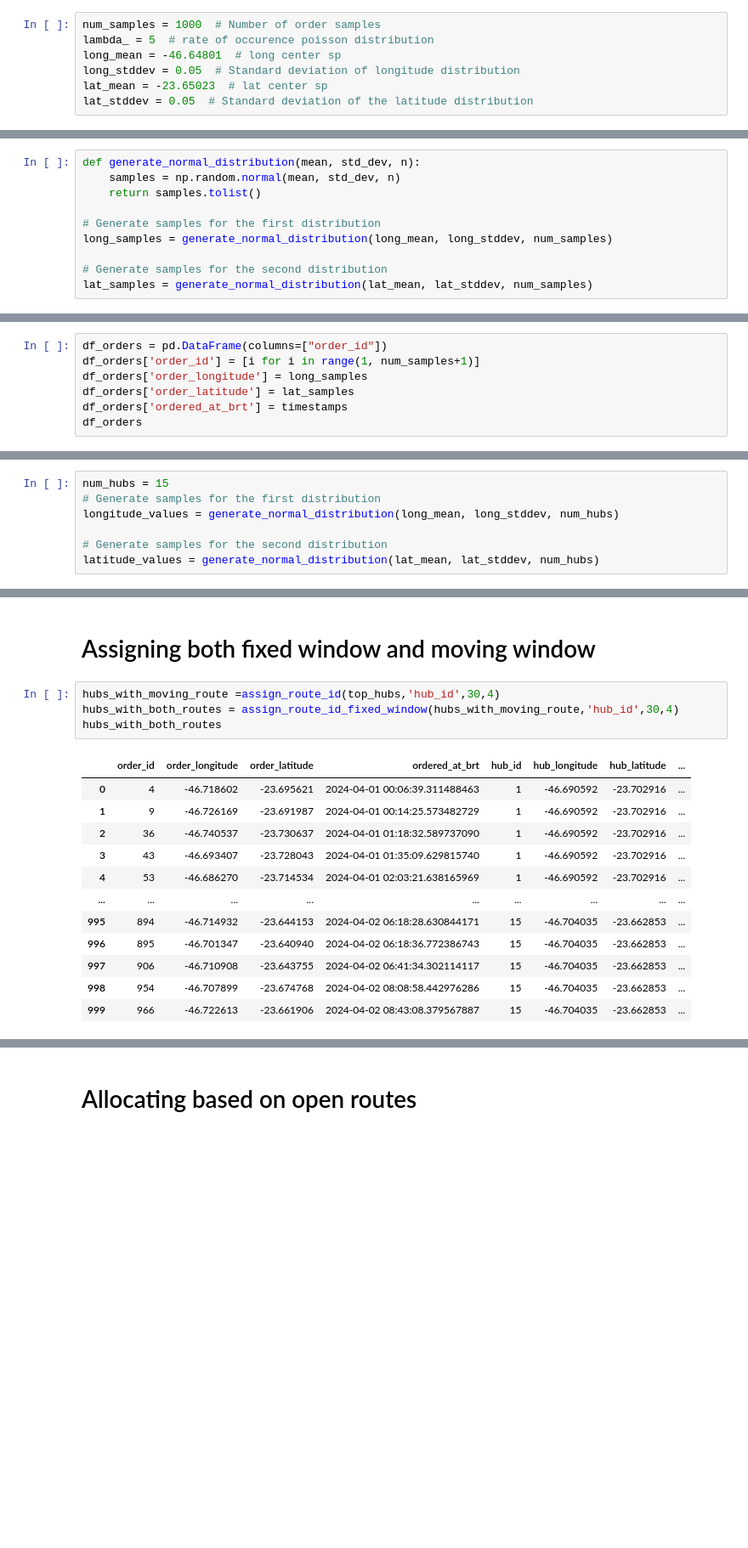
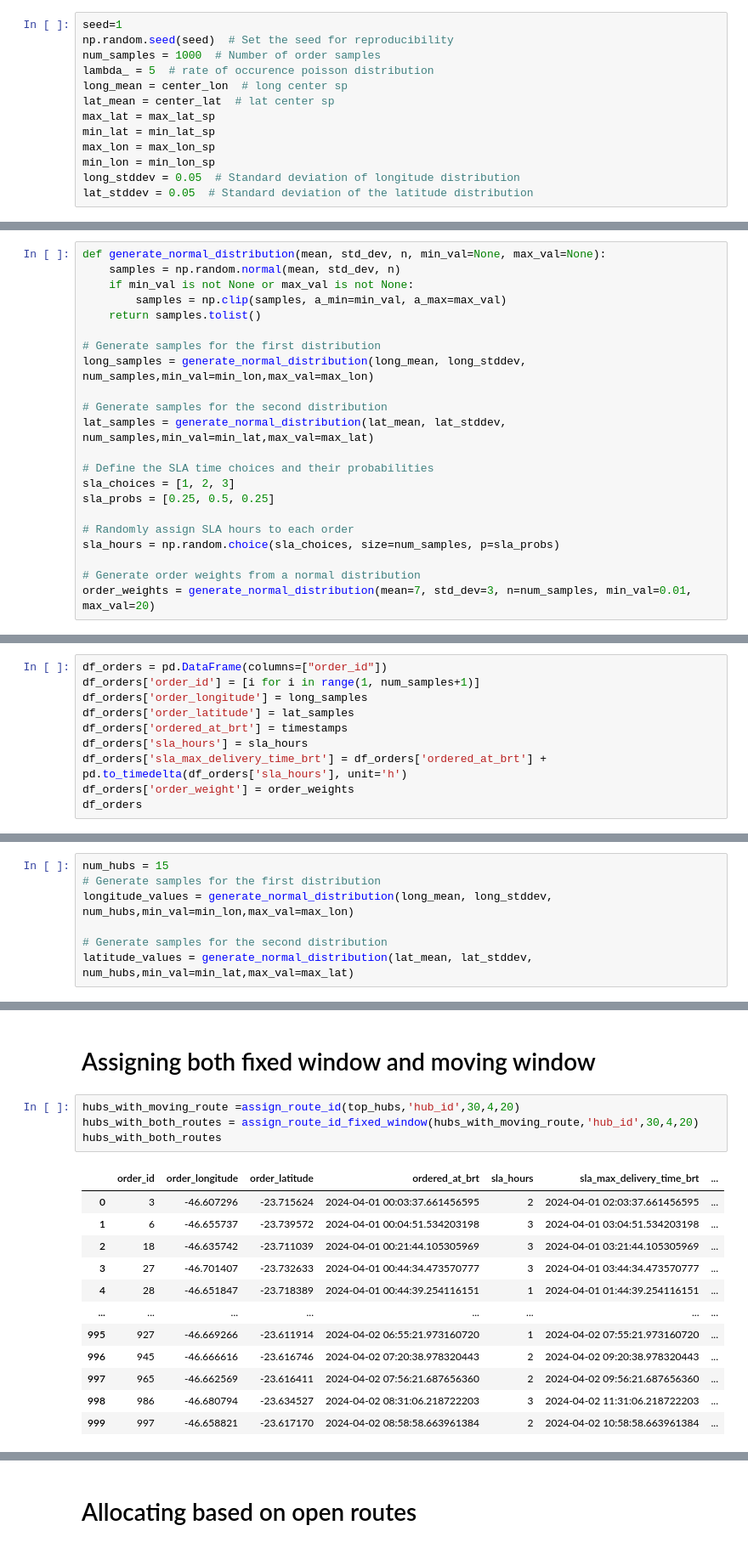
Before and after one commit to dumontezdata/demand-allocation-pocs, a Jupyter notebook: Jupyter Notebooks/Mestrado - Simulação Pedidos.ipynb, the cells around one changed output, grey strips where cells are left out. Shown at 85% size. Saved outputs shown, nothing was run; the diff lists cells and outputs as text; blank space fills up the shorter version.

```diff
--- a/Jupyter Notebooks/Mestrado - Simulação Pedidos.ipynb
+++ b/Jupyter Notebooks/Mestrado - Simulação Pedidos.ipynb
@@ -11,9 +39,15 @@ import random
 # %% [markdown]
 # Parameters
 # %%
+seed=1
+np.random.seed(seed)  # Set the seed for reproducibility
 num_samples = 1000  # Number of order samples
 lambda_ = 5  # rate of occurence poisson distribution
-long_mean = -46.64801  # long center sp
+long_mean = center_lon  # long center sp
+lat_mean = center_lat  # lat center sp
+max_lat = max_lat_sp
+min_lat = min_lat_sp
+max_lon = max_lon_sp
+min_lon = min_lon_sp
 long_stddev = 0.05  # Standard deviation of longitude distribution
-lat_mean = -23.65023  # lat center sp
 lat_stddev = 0.05  # Standard deviation of the latitude distribution
@@ -106,10 +71,22 @@ See the caveats in the documentation: https://pandas.pydata.org/pandas-docs/stab
 # %%
-def generate_normal_distribution(mean, std_dev, n):
+def generate_normal_distribution(mean, std_dev, n, min_val=None, max_val=None):
     samples = np.random.normal(mean, std_dev, n)
+    if min_val is not None or max_val is not None:
+        samples = np.clip(samples, a_min=min_val, a_max=max_val)
     return samples.tolist()
 
 # Generate samples for the first distribution
-long_samples = generate_normal_distribution(long_mean, long_stddev, num_samples)
+long_samples = generate_normal_distribution(long_mean, long_stddev, num_samples,min_val=min_lon,max_val=max_lon)
 
 # Generate samples for the second distribution
-lat_samples = generate_normal_distribution(lat_mean, lat_stddev, num_samples)
+lat_samples = generate_normal_distribution(lat_mean, lat_stddev, num_samples,min_val=min_lat,max_val=max_lat)
+
+# Define the SLA time choices and their probabilities
+sla_choices = [1, 2, 3]
+sla_probs = [0.25, 0.5, 0.25]
+
+# Randomly assign SLA hours to each order
+sla_hours = np.random.choice(sla_choices, size=num_samples, p=sla_probs)
+
+# Generate order weights from a normal distribution
+order_weights = generate_normal_distribution(mean=7, std_dev=3, n=num_samples, min_val=0.01, max_val=20)
@@ -141,5 +98,8 @@ df_orders['order_id'] = [i for i in range(1, num_samples+1)]
 df_orders['order_longitude'] = long_samples
 df_orders['order_latitude'] = lat_samples
 df_orders['ordered_at_brt'] = timestamps
+df_orders['sla_hours'] = sla_hours
+df_orders['sla_max_delivery_time_brt'] = df_orders['ordered_at_brt'] + pd.to_timedelta(df_orders['sla_hours'], unit='h')
+df_orders['order_weight'] = order_weights
 df_orders
 # %% [output]
@@ -186,7 +146,7 @@ for _ in range(20):
 # %%
 num_hubs = 15
 # Generate samples for the first distribution
-longitude_values = generate_normal_distribution(long_mean, long_stddev, num_hubs)
+longitude_values = generate_normal_distribution(long_mean, long_stddev, num_hubs,min_val=min_lon,max_val=max_lon)
 
 # Generate samples for the second distribution
-latitude_values = generate_normal_distribution(lat_mean, lat_stddev, num_hubs)
+latitude_values = generate_normal_distribution(lat_mean, lat_stddev, num_hubs,min_val=min_lat,max_val=max_lat)
@@ -514,19 +486,19 @@ top_hubs
 # %% [markdown]
 # Assigning both fixed window and moving window
 # %%
-hubs_with_moving_route =assign_route_id(top_hubs,'hub_id',30,4)
-hubs_with_both_routes = assign_route_id_fixed_window(hubs_with_moving_route,'hub_id',30,4)
+hubs_with_moving_route =assign_route_id(top_hubs,'hub_id',30,4,20)
+hubs_with_both_routes = assign_route_id_fixed_window(hubs_with_moving_route,'hub_id',30,4,20)
 hubs_with_both_routes
 # %% [output]
-|  | order_id | order_longitude | order_latitude | ordered_at_brt | hub_id | hub_longitude | hub_latitude | ... |
-| 0 | 4 | -46.718602 | -23.695621 | 2024-04-01 00:06:39.311488463 | 1 | -46.690592 | -23.702916 | ... |
-| 1 | 9 | -46.726169 | -23.691987 | 2024-04-01 00:14:25.573482729 | 1 | -46.690592 | -23.702916 | ... |
-| 2 | 36 | -46.740537 | -23.730637 | 2024-04-01 01:18:32.589737090 | 1 | -46.690592 | -23.702916 | ... |
-| 3 | 43 | -46.693407 | -23.728043 | 2024-04-01 01:35:09.629815740 | 1 | -46.690592 | -23.702916 | ... |
-| 4 | 53 | -46.686270 | -23.714534 | 2024-04-01 02:03:21.638165969 | 1 | -46.690592 | -23.702916 | ... |
-| ... | ... | ... | ... | ... | ... | ... | ... | ... |
-| 995 | 894 | -46.714932 | -23.644153 | 2024-04-02 06:18:28.630844171 | 15 | -46.704035 | -23.662853 | ... |
-| 996 | 895 | -46.701347 | -23.640940 | 2024-04-02 06:18:36.772386743 | 15 | -46.704035 | -23.662853 | ... |
-| 997 | 906 | -46.710908 | -23.643755 | 2024-04-02 06:41:34.302114117 | 15 | -46.704035 | -23.662853 | ... |
-| 998 | 954 | -46.707899 | -23.674768 | 2024-04-02 08:08:58.442976286 | 15 | -46.704035 | -23.662853 | ... |
-| 999 | 966 | -46.722613 | -23.661906 | 2024-04-02 08:43:08.379567887 | 15 | -46.704035 | -23.662853 | ... |
+|  | order_id | order_longitude | order_latitude | ordered_at_brt | sla_hours | sla_max_delivery_time_brt | ... |
+| 0 | 3 | -46.607296 | -23.715624 | 2024-04-01 00:03:37.661456595 | 2 | 2024-04-01 02:03:37.661456595 | ... |
+| 1 | 6 | -46.655737 | -23.739572 | 2024-04-01 00:04:51.534203198 | 3 | 2024-04-01 03:04:51.534203198 | ... |
+| 2 | 18 | -46.635742 | -23.711039 | 2024-04-01 00:21:44.105305969 | 3 | 2024-04-01 03:21:44.105305969 | ... |
+| 3 | 27 | -46.701407 | -23.732633 | 2024-04-01 00:44:34.473570777 | 3 | 2024-04-01 03:44:34.473570777 | ... |
+| 4 | 28 | -46.651847 | -23.718389 | 2024-04-01 00:44:39.254116151 | 1 | 2024-04-01 01:44:39.254116151 | ... |
+| ... | ... | ... | ... | ... | ... | ... | ... |
+| 995 | 927 | -46.669266 | -23.611914 | 2024-04-02 06:55:21.973160720 | 1 | 2024-04-02 07:55:21.973160720 | ... |
+| 996 | 945 | -46.666616 | -23.616746 | 2024-04-02 07:20:38.978320443 | 2 | 2024-04-02 09:20:38.978320443 | ... |
+| 997 | 965 | -46.662569 | -23.616411 | 2024-04-02 07:56:21.687656360 | 2 | 2024-04-02 09:56:21.687656360 | ... |
+| 998 | 986 | -46.680794 | -23.634527 | 2024-04-02 08:31:06.218722203 | 3 | 2024-04-02 11:31:06.218722203 | ... |
+| 999 | 997 | -46.658821 | -23.617170 | 2024-04-02 08:58:58.663961384 | 2 | 2024-04-02 10:58:58.663961384 | ... |
```
Also changed, not shown: parts of 58 cells of this notebook.
